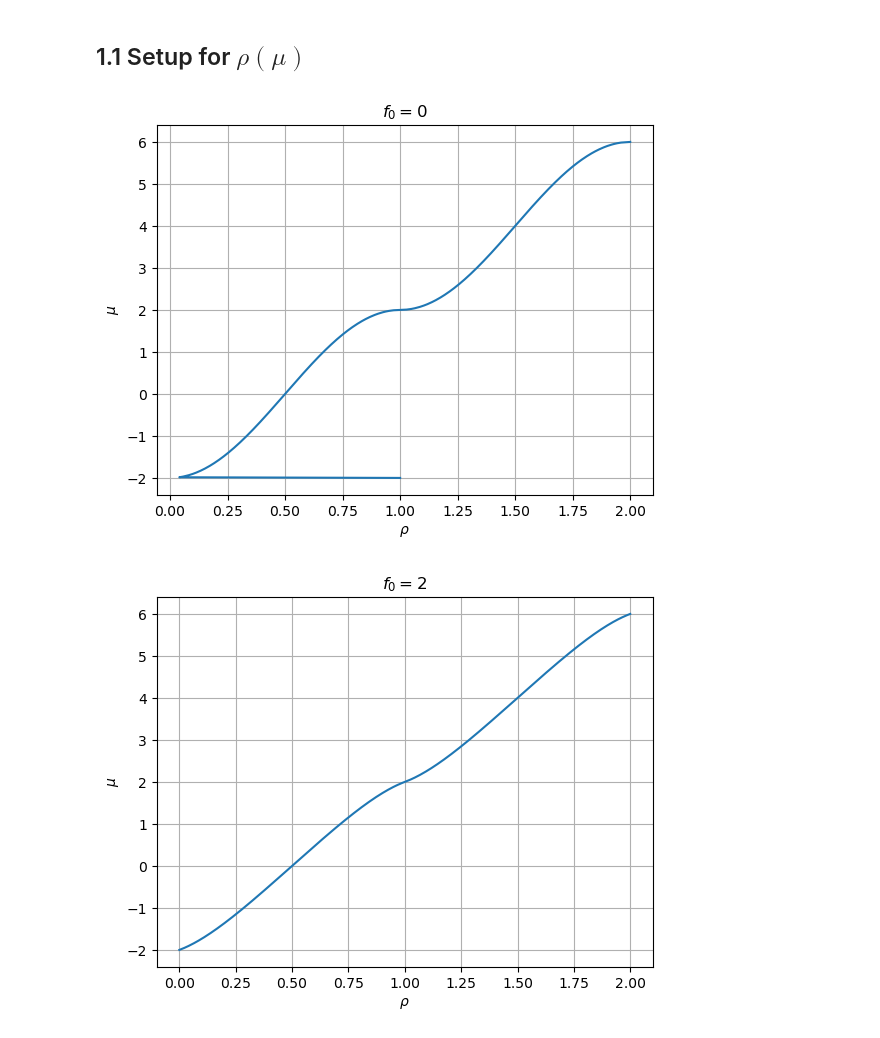
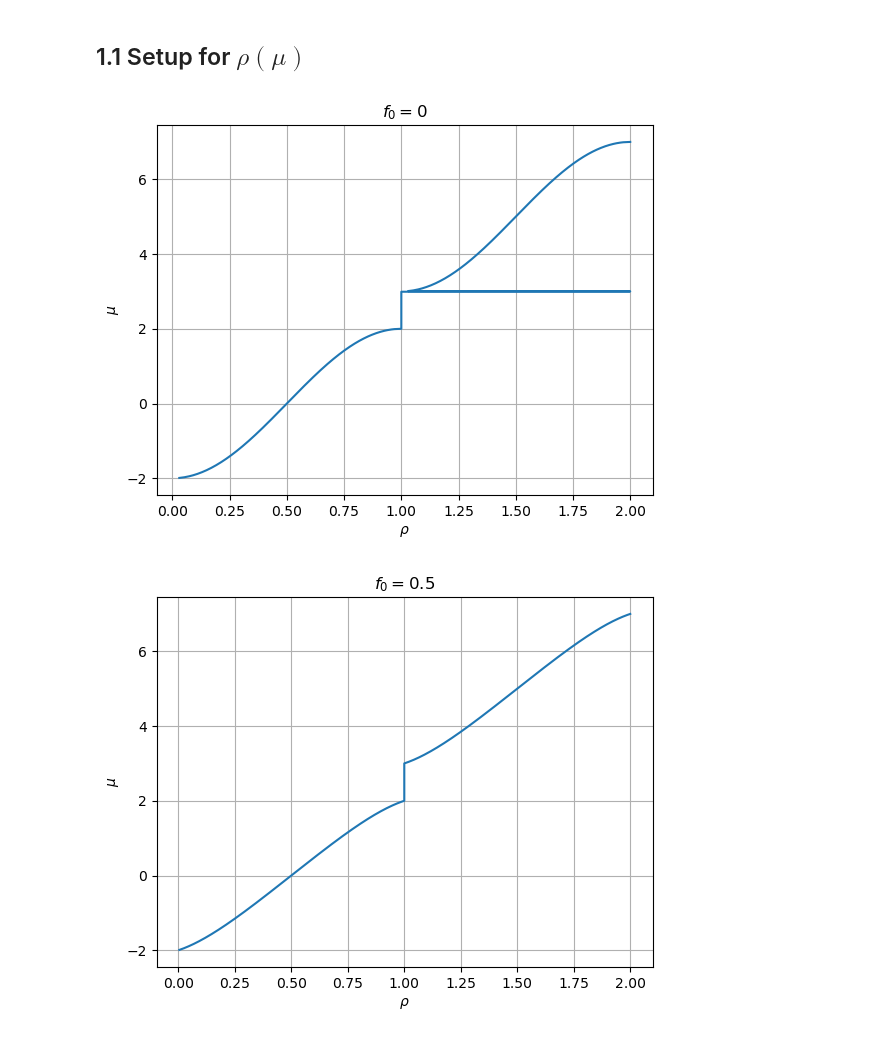
Before and after one commit to janjhch/bachelorthesis, a Jupyter notebook: meanfield/landau_f1.ipynb, the cells around one changed output. Drawn from its saved outputs; the diff is of its cells as text; code cells hidden in the pictures.

```diff
--- a/meanfield/landau_f1.ipynb
+++ b/meanfield/landau_f1.ipynb
@@ -145,7 +139,0 @@ To do:
-# %%
-rho_array = np.linspace(0, 2, 1000)
-mu_array_hk, e_tilde_array_hk = make_solution_arrays_norm(rho_array, 8, 0, 0)
-one_plot(rho_array, mu_array_hk, r'$\rho$', r'$\mu$', r'$f_0 = 0, f_1=0$')
-#one_plot(rho_array, e_tilde_array_hk, r'$\rho$', r'$\tilde{e}$', r'$f_0 = 0, f_1=0$')
-mu_array_f1, e_tilde_array_f1 = make_solution_arrays_norm(rho_array, 8, 0, 0.5)
-one_plot(rho_array, mu_array_f1, r'$\rho$', r'$\mu$', r'$f_0 = 0, f_1=0.5$')
@@ -191,18 +140,2 @@ many_plots(U_values, rho_array, mu_arrays_U_values_f1_05, r'$\rho$', r'$\mu$', r
 # %% [markdown]
 Idea: Dont take rho array as given, but mu array. compute rho(mu). As this should not have points where the derivative is near zero, newton-techniques will likely be more succesfull and we can get rid of kinks in numerical calculations. Try to findout if wrinkle for rho=1, U=4 is numerical error or actual physics, i.e. has $U_c(\rho = 1) = W$ shifted?
-# %%
-rho_array = np.linspace(0.9, 1.1, 500)
-U_values = [3.9, 4, 4.1]
-mu_arrays_U_values_hk = []
-mu_arrays_U_values_f1_05 = []
-
-for U_val in U_values:
-    mu_arr, e_arr = make_solution_arrays_norm(rho_array, U_val, 0, 0)
-    mu_arrays_U_values_hk.append(mu_arr)
-
-for U_val in U_values:
-    mu_arr, e_arr = make_solution_arrays_norm(rho_array, U_val, 0, 0.5)
-    mu_arrays_U_values_f1_05.append(mu_arr)
-
-many_plots(U_values, rho_array, mu_arrays_U_values_hk, r'$\rho$', r'$\mu$', r'$f_1 = 0$')
-many_plots(U_values, rho_array, mu_arrays_U_values_f1_05, r'$\rho$', r'$\mu$', r'$f_1 = 0.5$')
@@ -310,13 +254,16 @@ def make_solution_arrays_norm_rho_e(mu_array, U, f_0, f_1):
 
     return rho_array, e_tilde_array
 # %%
-U_re = 4
+U_re = 5
 
-mu_array_re = np.linspace(-2 * t, 2 * t + U_re, 500)
-rho_array_re, e_array_re = make_solution_arrays_rho_e(mu_array_re, U_re, 0, 0)
-rho_array_re_f0, e_array_re_f0 = make_solution_arrays_rho_e(mu_array_re, U_re, 0, 0.5)
-one_plot(rho_array_re, mu_array_re, r'$\rho$', r'$\mu$', r'$f_0 = 0$')
-one_plot(rho_array_re_f0, mu_array_re, r'$\rho$', r'$\mu$', r'$f_0 = 2$')
+mu_array_re = np.linspace(-2 * t, 2 * t + U_re, 1000)
+rho_array_re, e_array_re = make_solution_arrays_norm_rho_e(mu_array_re, U_re, 0, 0)
+rho_array_re_f0, e_array_re_f0 = make_solution_arrays_norm_rho_e(mu_array_re, U_re, 0, 0.5)
+one_plot(rho_array_re[1:], mu_array_re[1:], r'$\rho$', r'$\mu$', r'$f_0 = 0$')
+one_plot(rho_array_re_f0[1:], mu_array_re[1:], r'$\rho$', r'$\mu$', r'$f_0 = 0.5$')
+
+one_plot(mu_array_re, e_array_re, r'$\mu$', r'$e$', r'$f_1 = 0$')
+one_plot(rho_array_re_f0, e_array_re_f0, r'$\rho$', r'$e$', r'$f_1 = 0.5$')
 # %% [output]
-[figure, old version]
+[figure, new version]
-[figure, old version]
+[figure, new version]
```
Also changed, not shown: parts of 11 cells of this notebook.
